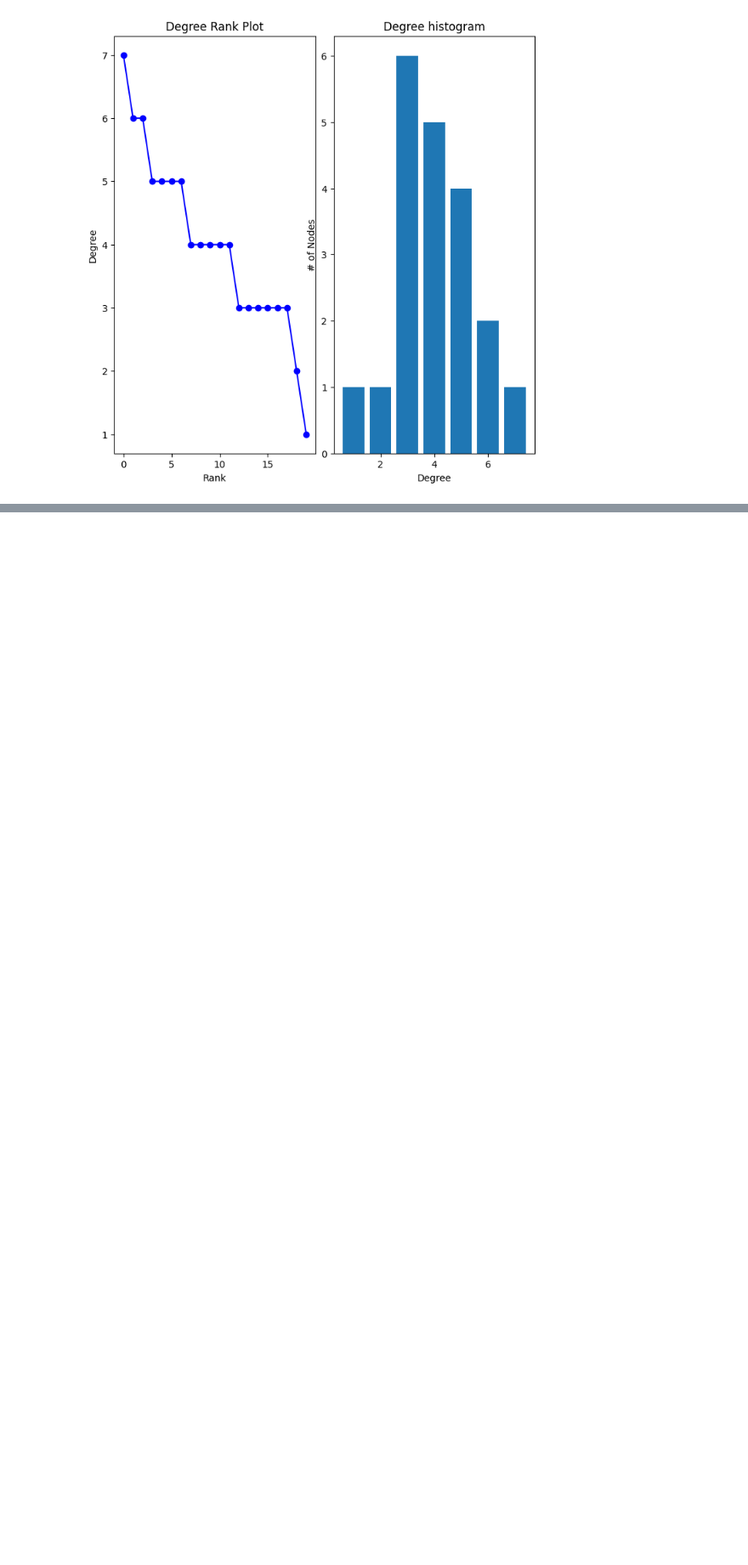
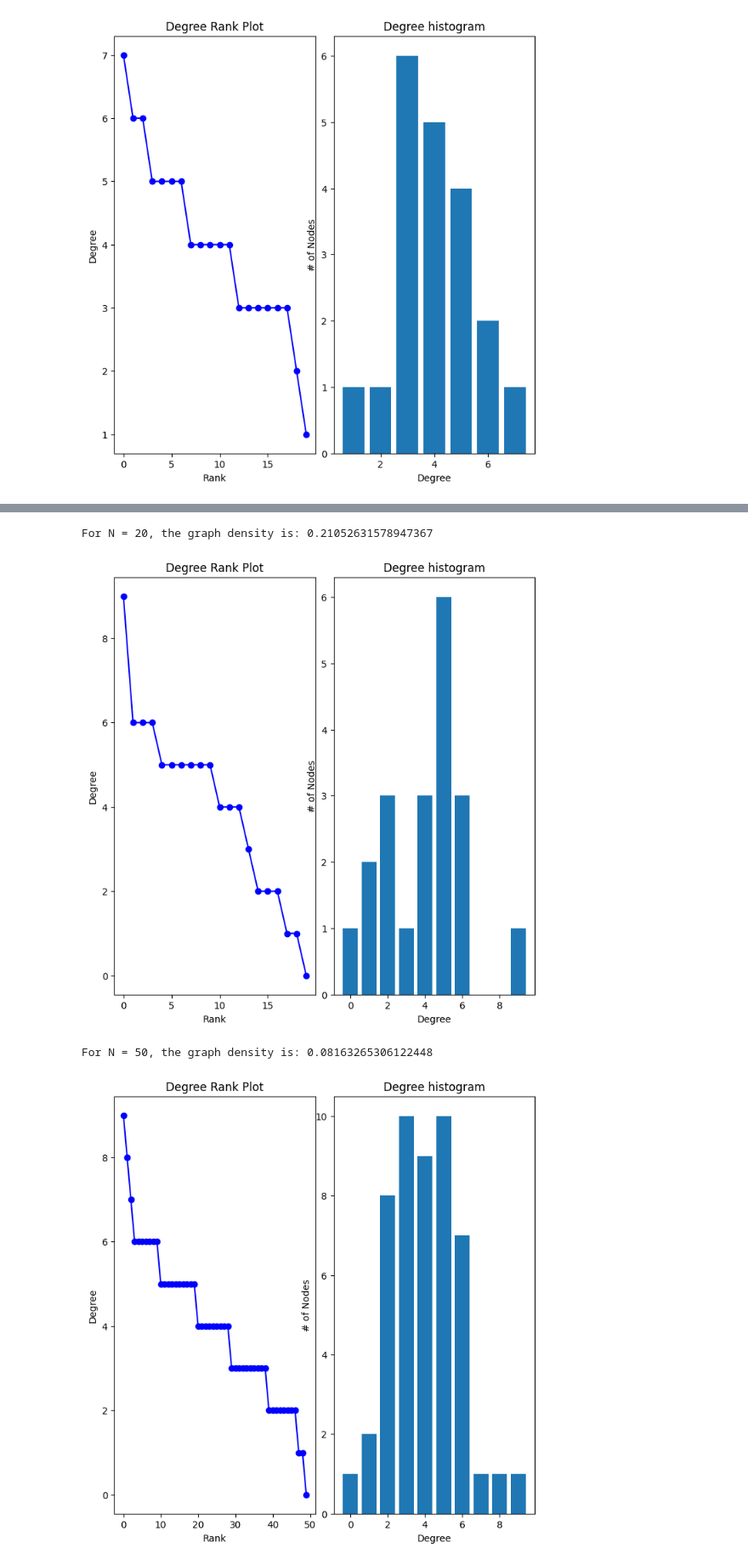
Before and after one commit to amaya2509/dl-lab6-2025, a Jupyter notebook: NetworkX_tutorial.ipynb, the cells around one changed output, grey strips where cells are left out. Shown at 85% size. Drawn from its saved outputs; the diff is of its cells as text; code cells hidden in the pictures; blank space fills up the shorter version.

```diff
--- a/NetworkX_tutorial.ipynb
+++ b/NetworkX_tutorial.ipynb
@@ -241,0 +241,9 @@ degree_analysis(G)
+# %%
+# calculate the graph density for the above created random graph
+# D = |E| / (|V| * (|V| - 1) / 2) for an undirected graph
+num_nodes = G.number_of_nodes()
+num_edges = G.number_of_edges()
+
+graph_density = (2 * num_edges) / (num_nodes * (num_nodes - 1))
+
+print(f"The graph density is: {graph_density}")
@@ -243,0 +265,3 @@ degree_analysis(G)
+# %%
+n_values = [20, 50, 100, 150, 200]
+print(n_values)
@@ -243,0 +281,14 @@ degree_analysis(G)
+# %%
+for N in n_values:
+    E = 2 * N
+    G = create(N, E)
+    num_nodes = G.number_of_nodes()
+    num_edges = G.number_of_edges()
+    graph_density = (2 * num_edges) / (num_nodes * (num_nodes - 1))
+    print(f"For N = {N}, the graph density is: {graph_density}")
+    degree_analysis(G)
+# %% [output]
+For N = 20, the graph density is: 0.21052631578947367
+[figure, added]
+For N = 50, the graph density is: 0.08163265306122448
+[figure, added]
```
Also changed, not shown: parts of 15 cells of this notebook.
